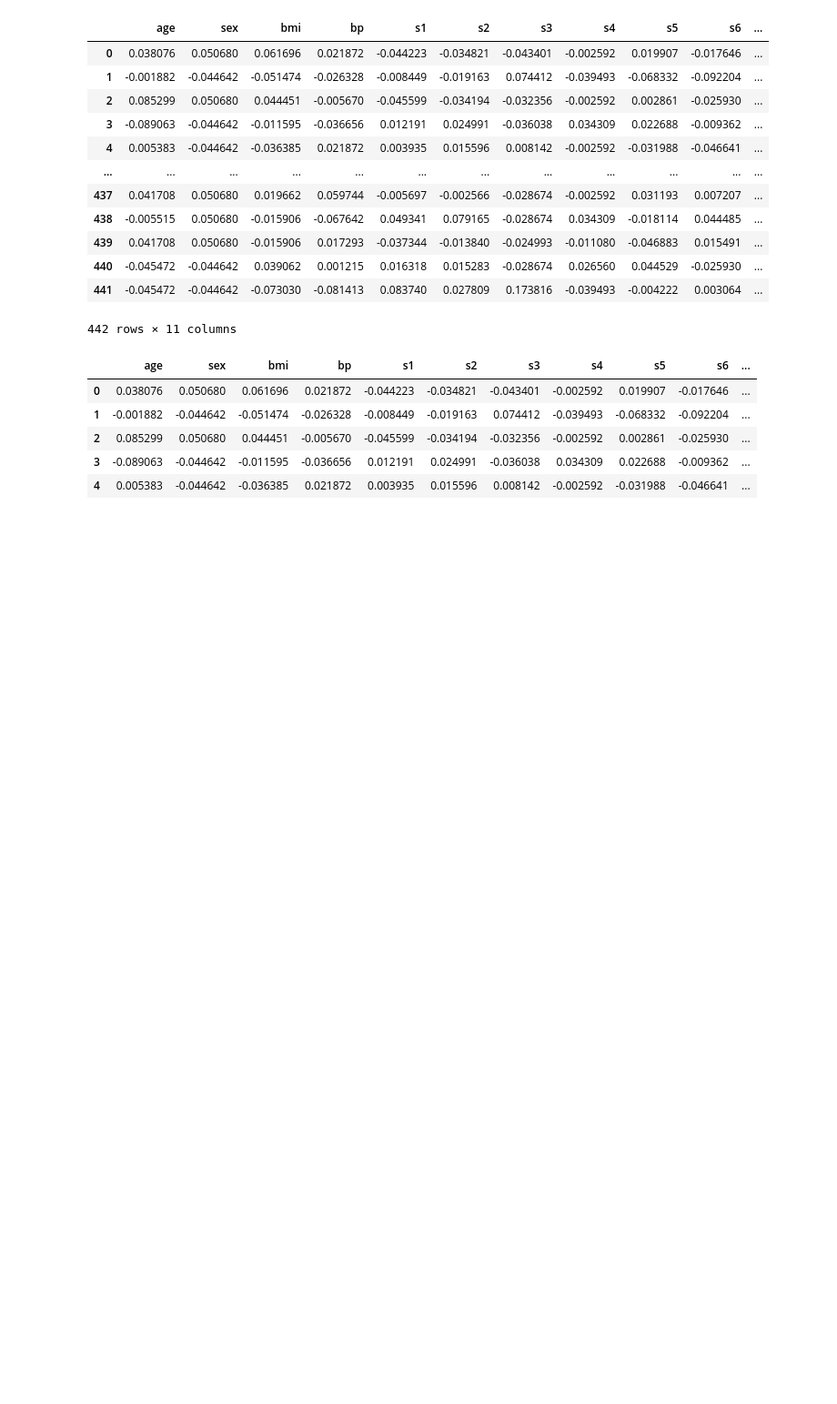
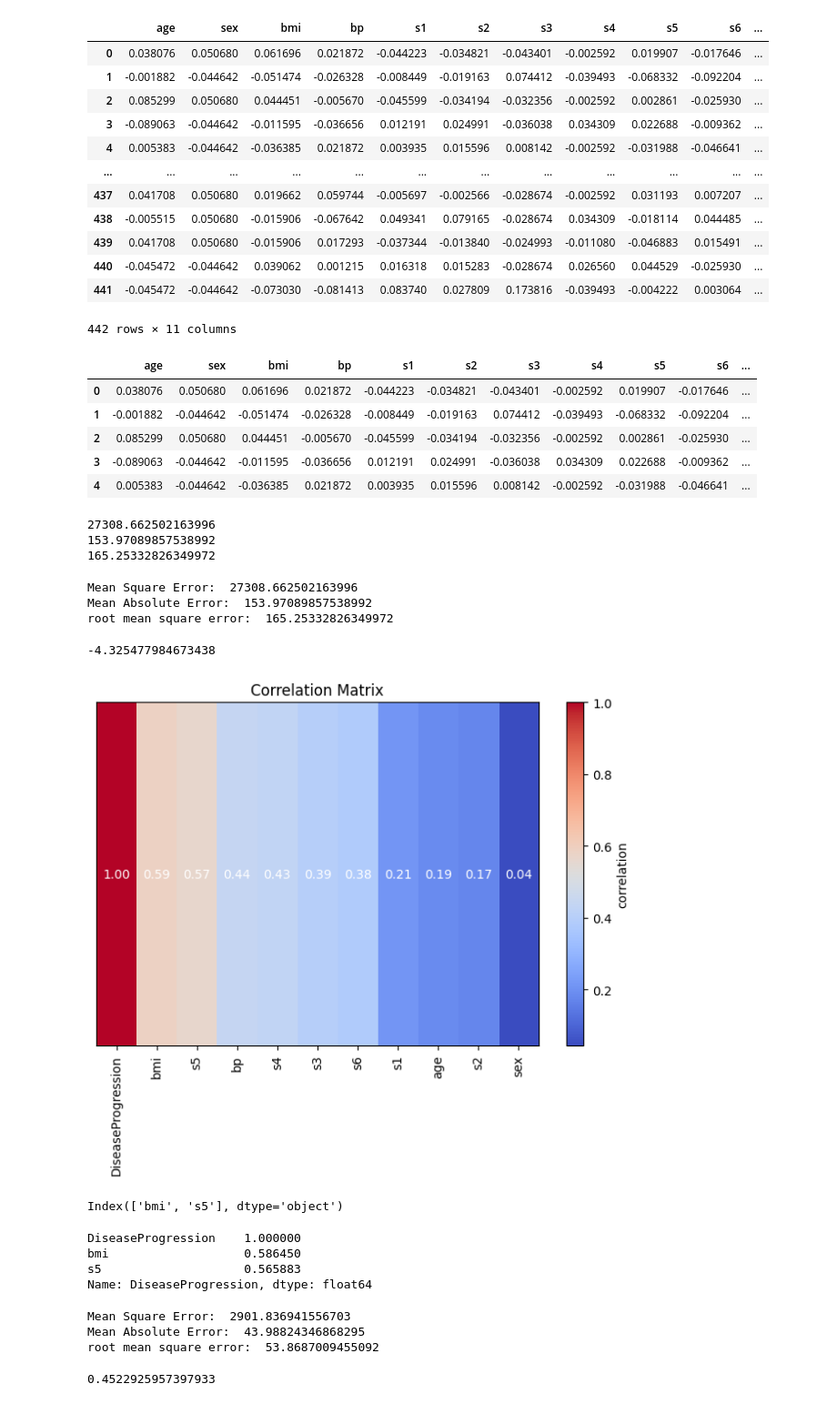
Before and after one commit to bamideletewogbade/blossom_academy_data_science_repo, a Jupyter notebook: disease_progression.ipynb, the cells around one changed output. Shown at 91% size. Cells and saved outputs as stored; diff of their text form; code cells hidden in the pictures; blank space fills up the shorter version.

Commit message:
Fine tuned the model by performing feature engineering, increasing accuracy by almost 10%

```diff
--- a/disease_progression.ipynb
+++ b/disease_progression.ipynb
@@ -98,0 +111,59 @@ df.head()
+# %%
+#calculate mean_squared_error
+mse = mean_squared_error(y_test,model.predict(X_test))
+#calculate mean_absolute_error
+mae = mean_absolute_error(y_test,model.predict(X_test))
+#root mean square error
+rmse = np.sqrt(mse)
+# %% [output]
+27308.662502163996
+153.97089857538992
+165.25332826349972
+# %%
+#Display the values of mse,mae and rmse
+print('Mean Square Error: ', mse)
+print('Mean Absolute Error: ', mae)
+print('root mean square error: ', rmse)
+# %% [output]
+Mean Square Error:  27308.662502163996
+Mean Absolute Error:  153.97089857538992
+root mean square error:  165.25332826349972
+# %%
+#import r2_score
+from sklearn.metrics import r2_score
+r_score = r2_score(y_test,model.predict(X_test))
+print(r_score)
+# %% [output]
+-4.325477984673438
+# %%
+#Visualizing the features that correlate with the target variable (feature)
+corr_matrix = df.corr()['DiseaseProgression'].abs().sort_values(ascending=False)
+
+plt.figure(figsize=(8,5))
+plt.imshow(np.array([corr_matrix.values]),cmap='coolwarm',aspect='auto')
+plt.colorbar(label="correlation")
+plt.title('Correlation Matrix')
+plt.xticks(range(len(corr_matrix)),corr_matrix.index,rotation = 90)
+plt.yticks([])
+
+for i in range(len(corr_matrix)):
+    plt.text(i,0,f"{corr_matrix.iloc[i]:.2f}",ha='center',va='center',color='white')
+
+plt.show()
+# %% [output]
+[figure, added]
+# %%
+# Getting the top features (the key determinants in the model's prediction) base on a threshold
+top_features = corr_matrix[corr_matrix > 0.5].index
+top_features = top_features.drop('DiseaseProgression')
+print(top_features)
+# %% [output]
+Index(['bmi', 's5'], dtype='object')
+# %%
+top_features_ = corr_matrix[corr_matrix > 0.5]
+top_features_
+# %% [output]
+DiseaseProgression    1.000000
+bmi                   0.586450
+s5                    0.565883
+Name: DiseaseProgression, dtype: float64
@@ -98,0 +187,15 @@ df.head()
+# %%
+# Display the values of mse, mae and rmse
+print('Mean Square Error: ', mse)
+print('Mean Absolute Error: ', mae)
+print('root mean square error: ', rmse)
+# %% [output]
+Mean Square Error:  2901.836941556703
+Mean Absolute Error:  43.98824346868295
+root mean square error:  53.8687009455092
+# %%
+# Applying the r2_score metric
+r_score = r2_score(y_test,model.predict(X_test))
+r_score
+# %% [output]
+0.4522925957397933
```
Also changed, not shown: parts of 14 cells of this notebook, 1 other file.
